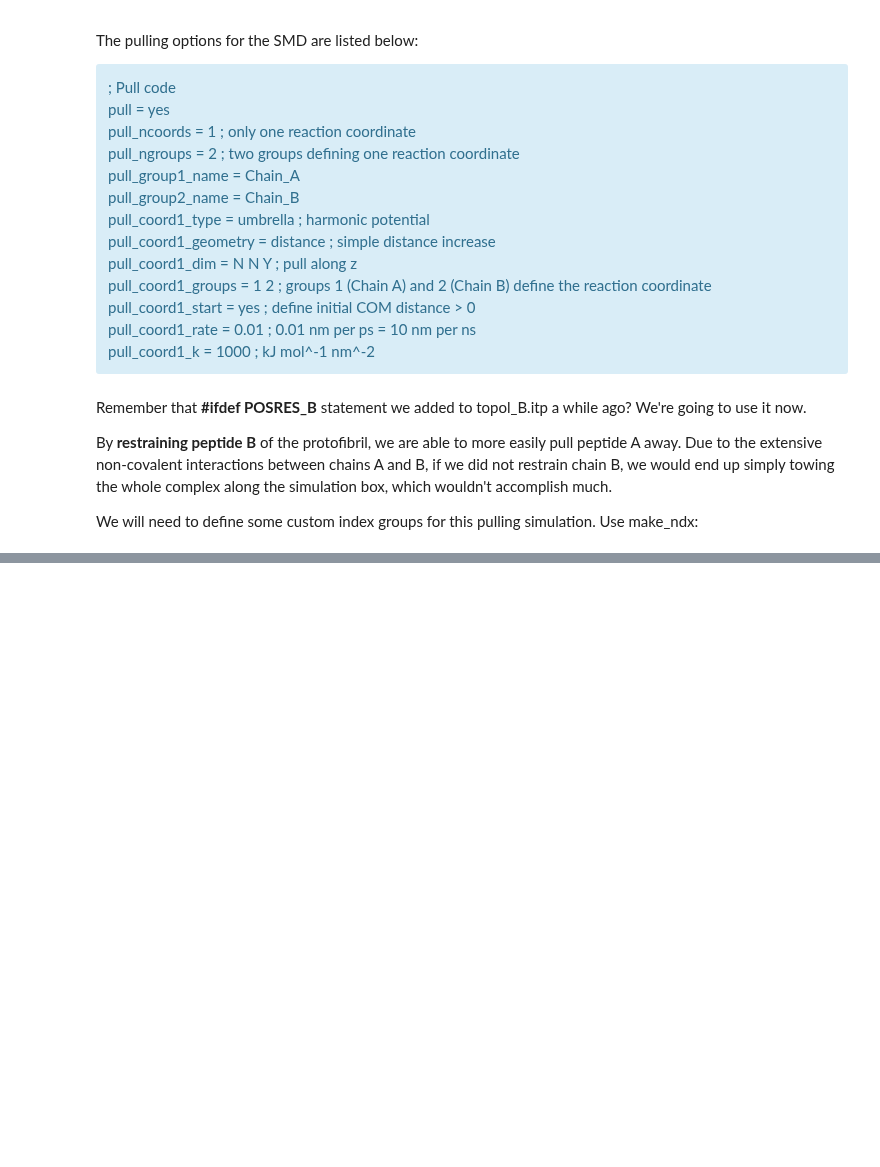
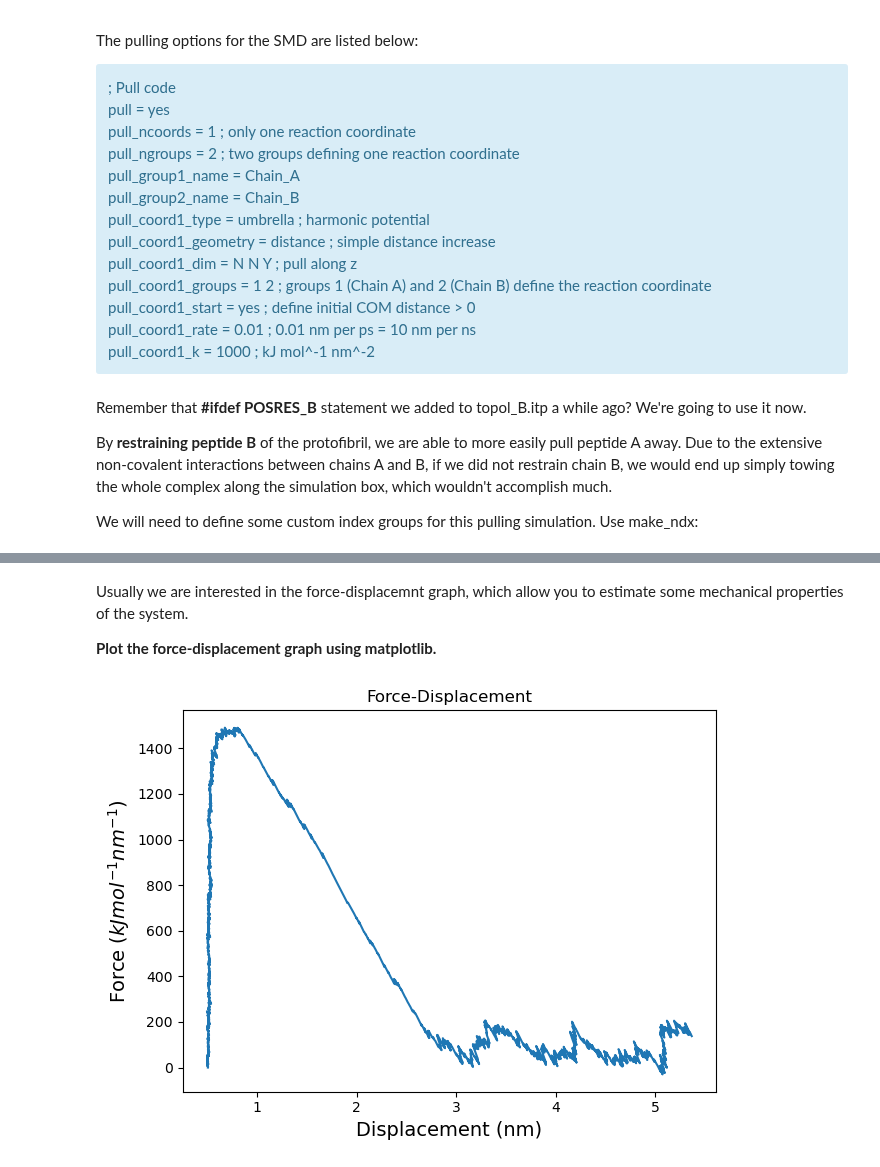
Before and after one commit to lorenzopallante/BiomeccanicaMultiscala, a Jupyter notebook: LAB/08-SMD/08-SteeredMD.ipynb, the cells around one changed output, grey strips where cells are left out. Cells and saved outputs as stored; diff of their text form; code cells hidden in the pictures; blank space fills up the shorter version.

```diff
--- a/LAB/08-SMD/08-SteeredMD.ipynb
+++ b/LAB/08-SMD/08-SteeredMD.ipynb
@@ -498,0 +564,14 @@ GROMACS reminds you: "I cannot think of a single one, not even intelligence." (E
+# %% [markdown]
+Usually we are interested in the force-displacemnt graph, which allow you to estimate some mechanical properties of the system.
+
+**Plot the force-displacement graph using matplotlib.**
+# %%
+plt.plot(displacement,force)
+plt.xlabel("Displacement (nm)",size=14)
+plt.ylabel("Force ($kJmol^{-1}nm^{-1}$)",size=14)
+plt.title("Force-Displacement")
+plt.tight_layout()
+# uncomment the following line to save the figure
+#plt.savefig("force-displacement.png",format="png", dpi=300)
+# %% [output]
+[figure, added]
```
Also changed, not shown: parts of 27 cells of this notebook.
